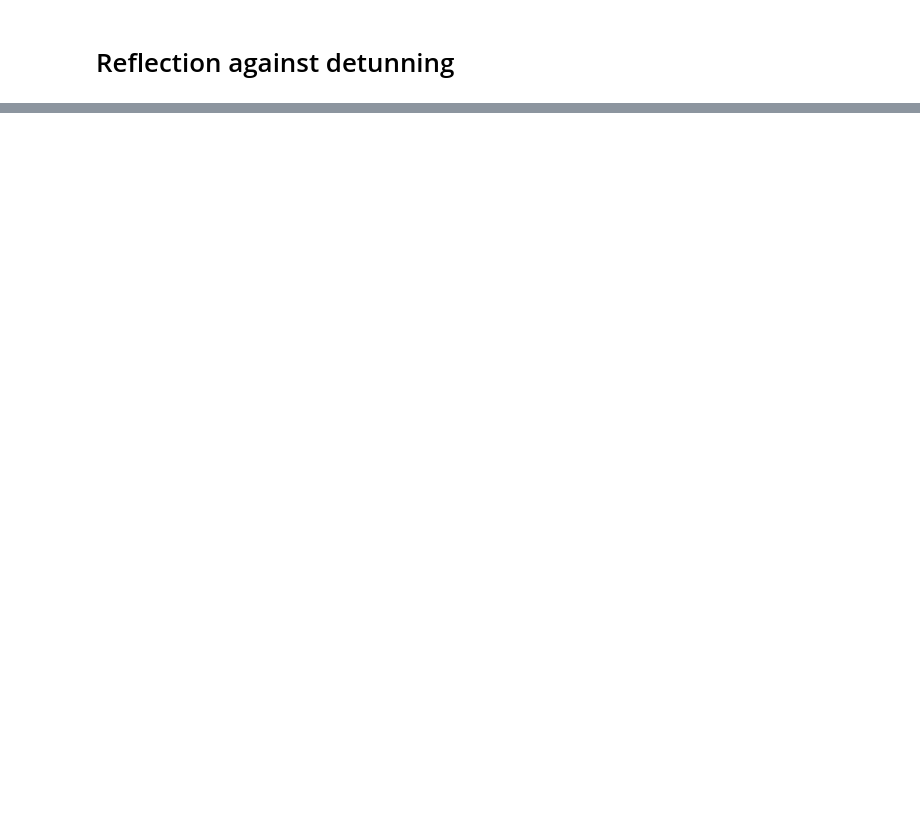
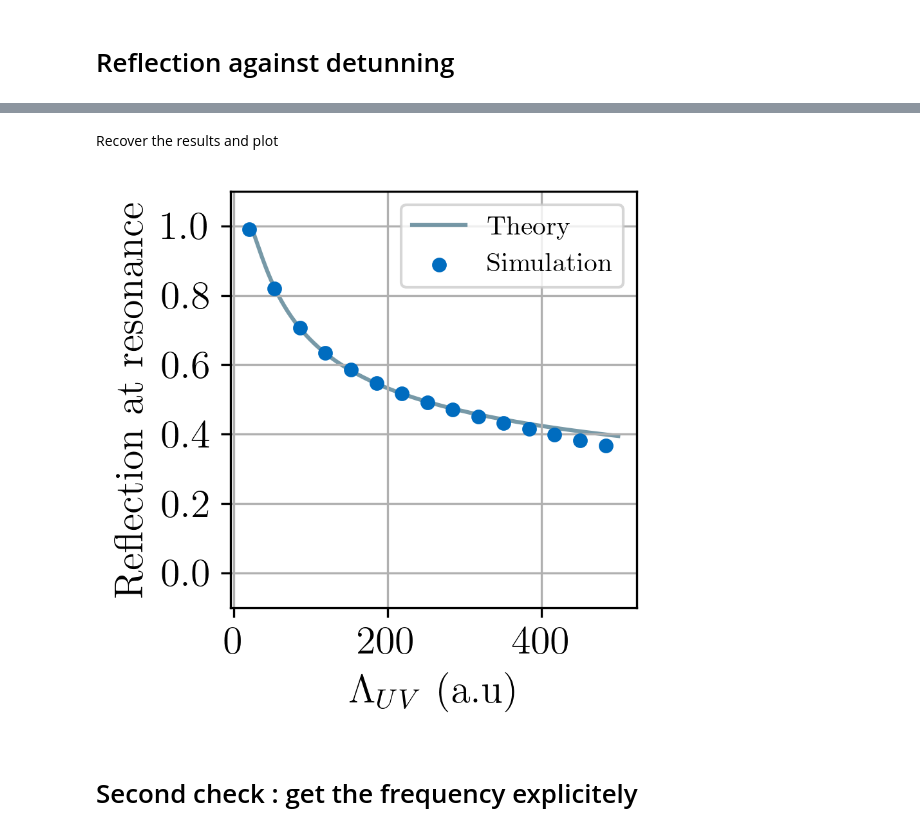
Before and after one commit to rpiron/multimode_photonic_entanglement, a Jupyter notebook: finite_cutoff_renormalization/callibration_single_photon.ipynb, the cells around one changed output, grey strips where cells are left out. Drawn from its saved outputs; the diff is of its cells as text; code cells hidden in the pictures; blank space fills up the shorter version.

```diff
--- a/finite_cutoff_renormalization/callibration_single_photon.ipynb
+++ b/finite_cutoff_renormalization/callibration_single_photon.ipynb
@@ -481,0 +578,56 @@ print(1-p_1_tab[reflection_50_index])
+# %% [markdown]
+Recover the results and plot
+# %%
+param_file = f"single_photon_example_param.csv"
+df = pd.read_csv(param_file)
+
+omega_A = df['omega_A'][0]
+gamma = df['gamma'][0]
+
+
+data_file = f"single_photon_reflection_UV_cutoff_dependence.csv"
+df = pd.read_csv(data_file)
+omega_max_tab = df['omega_max_tab'].values
+reflection_tab = df['reflection'].values
+
+#theoretical curve
+omega_max_tab_theory = np.linspace(2*omega_A, 50*omega_A, 200)
+
+#prefactor = 1/(1-gamma/(2*pi)*(1/omega_A + 1/(omega_max_tab_theory - omega_A)))
+prefactor = 1
+gamma_phys_tab = gamma*prefactor
+omega_A_phys_tab = omega_A - gamma / (2*pi) * np.log(np.abs(omega_max_tab_theory - omega_A) / omega_A) * prefactor
+
+reflection_tab_theory = 1 / (1 + (omega_A - omega_A_phys_tab)**2 / (gamma/2)**2)
+
+fig, ax = plt.subplots(1,1, figsize=(3,3), dpi=resol)
+
+step_to_show = 2
+ax.plot(omega_max_tab_theory, reflection_tab_theory, label='Theory', color='#1c556d', alpha=0.6, zorder = -1)
+ax.scatter(omega_max_tab[::step_to_show], reflection_tab[::step_to_show], label='Simulation ', color='#006cbf', s=20)
+
+
+ax.set_xlabel(r'$\Lambda_{UV}$ (a.u)')
+ax.set_ylabel(r'Reflection at resonance')
+ax.set_ylim(-0.1,1.1)
+
+ax.legend(prop={'size': 10})
+
+#font size
+for item in [ax.xaxis.label, ax.yaxis.label]:
+    item.set_fontsize(15)
+
+for item in (ax.get_xticklabels() + ax.get_yticklabels()):
+    item.set_fontsize(15)
+
+
+ax.grid()
+ax.set_axisbelow(True)
+
+fig.tight_layout()
+plt.savefig("./fig/reflection_UV_dependence.pdf")
+plt.show()
+# %% [output]
+[figure, added]
+# %% [markdown]
+<h1> Second check : get the frequency explicitely </h1>
```
Also changed, not shown: parts of 24 cells of this notebook, 24 other files.
